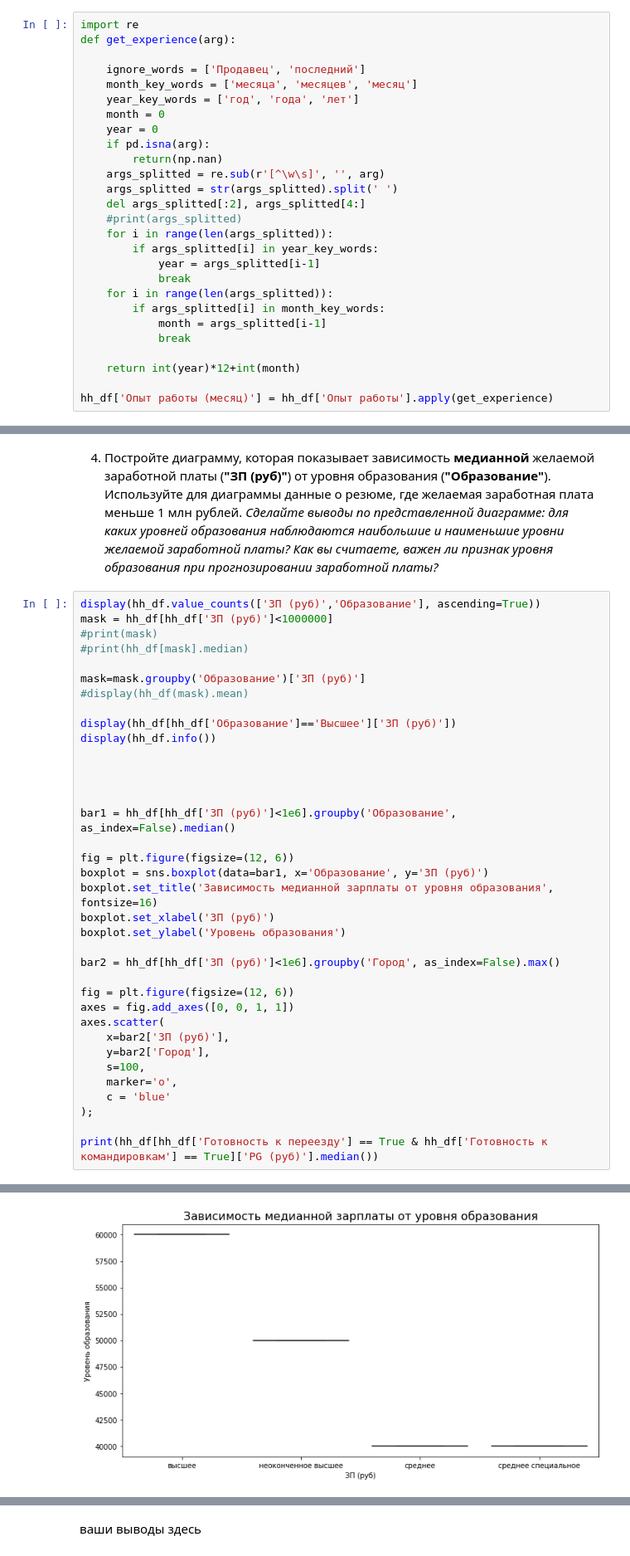
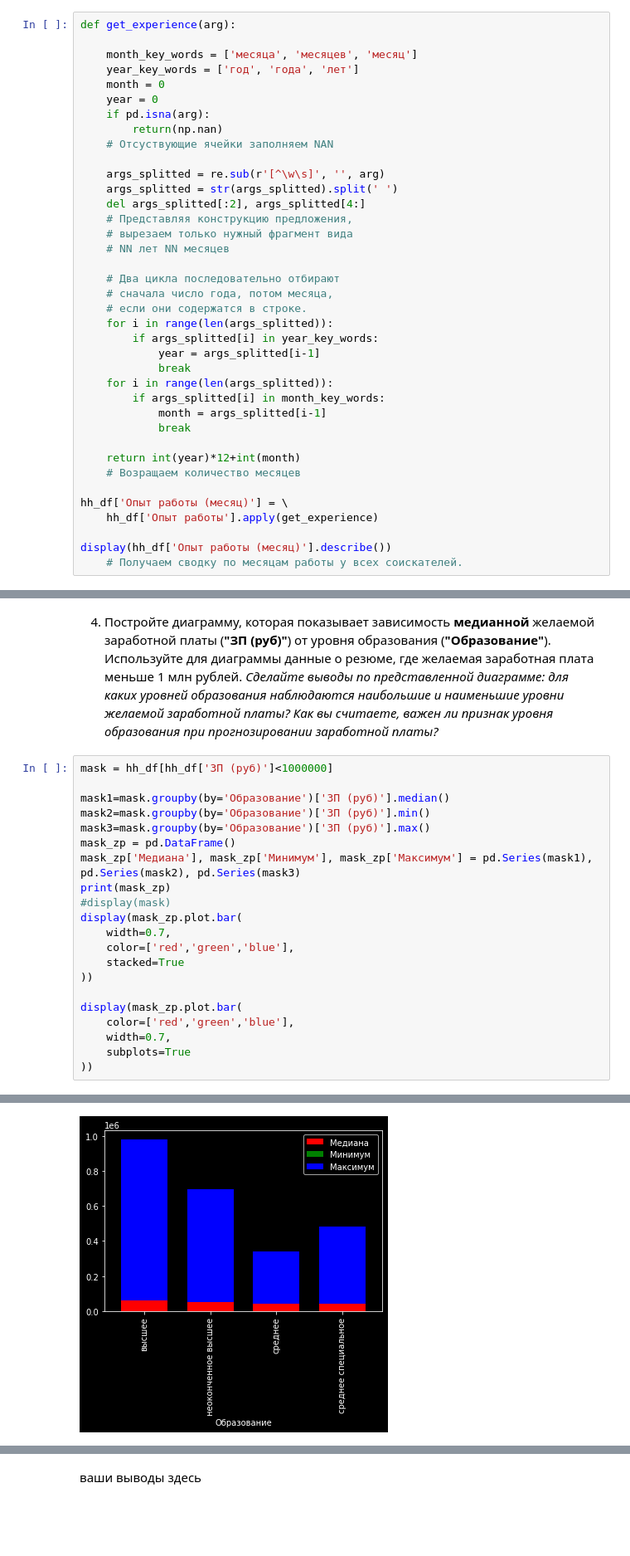
Before and after one commit to madskillskill/sf_data_science, a Jupyter notebook: PROJECT-1/Project_1.ipynb, the cells around one changed output, grey strips where cells are left out. Shown at 83% size. Drawn from its saved outputs; the diff is of its cells as text; blank space fills up the shorter version.

Commit message:
Образование плот

```diff
--- a/PROJECT-1/Project_1.ipynb
+++ b/PROJECT-1/Project_1.ipynb
@@ -215,20 +215,26 @@ hh_df.drop('Пол, возраст', axis=1,inplace=True)
 В результате преобразования у вас должен получиться столбец, содержащий информацию о том, сколько месяцев проработал соискатель.
 Выполните преобразование, ответьте на контрольные вопросы и удалите столбец **"Опыт работы"** из таблицы.
 # %%
-import re
 def get_experience(arg):
 
-    ignore_words = ['Продавец', 'последний']
     month_key_words = ['месяца', 'месяцев', 'месяц']
     year_key_words = ['год', 'года', 'лет']
     month = 0
     year = 0
     if pd.isna(arg):
         return(np.nan)
+    # Отсуствующие ячейки заполняем NAN
+
     args_splitted = re.sub(r'[^\w\s]', '', arg)
     args_splitted = str(args_splitted).split(' ')
     del args_splitted[:2], args_splitted[4:]
-    #print(args_splitted)
+    # Представляя конструкцию предложения,
+    # вырезаем только нужный фрагмент вида
+    # NN лет NN месяцев
+
+    # Два цикла последовательно отбирают
+    # сначала число года, потом месяца,
+    # если они содержатся в строке.
     for i in range(len(args_splitted)):
         if args_splitted[i] in year_key_words:
             year = args_splitted[i-1]
@@ -239,5 +245,10 @@ def get_experience(arg):
             break
 
     return int(year)*12+int(month)
+    # Возращаем количество месяцев
 
-hh_df['Опыт работы (месяц)'] = hh_df['Опыт работы'].apply(get_experience)
+hh_df['Опыт работы (месяц)'] = \
+    hh_df['Опыт работы'].apply(get_experience)
+
+display(hh_df['Опыт работы (месяц)'].describe())
+    # Получаем сводку по месяцам работы у всех соискателей.
@@ -574,39 +667,24 @@ Text(0.5, 0, 'Размер зароботной платы')
 4. Постройте диаграмму, которая показывает зависимость **медианной** желаемой заработной платы (**"ЗП (руб)"**) от уровня образования (**"Образование"**). Используйте для диаграммы данные о резюме, где желаемая заработная плата меньше 1 млн рублей.
 *Сделайте выводы по представленной диаграмме: для каких уровней образования наблюдаются наибольшие и наименьшие уровни желаемой заработной платы? Как вы считаете, важен ли признак уровня образования при прогнозировании заработной платы?*
 # %%
-display(hh_df.value_counts(['ЗП (руб)','Образование'], ascending=True))
 mask = hh_df[hh_df['ЗП (руб)']<1000000]
-#print(mask)
-#print(hh_df[mask].median)
 
-mask=mask.groupby('Образование')['ЗП (руб)']
-#display(hh_df(mask).mean)
+mask1=mask.groupby(by='Образование')['ЗП (руб)'].median()
+mask2=mask.groupby(by='Образование')['ЗП (руб)'].min()
+mask3=mask.groupby(by='Образование')['ЗП (руб)'].max()
+mask_zp = pd.DataFrame()
+mask_zp['Медиана'], mask_zp['Минимум'], mask_zp['Максимум'] = pd.Series(mask1), pd.Series(mask2), pd.Series(mask3)
+print(mask_zp)
+#display(mask)
+display(mask_zp.plot.bar(
+    width=0.7,
+    color=['red','green','blue'],
+    stacked=True
+))
 
-display(hh_df[hh_df['Образование']=='Высшее']['ЗП (руб)'])
-display(hh_df.info())
-
-
-
-
-bar1 = hh_df[hh_df['ЗП (руб)']<1e6].groupby('Образование', as_index=False).median()
-
-fig = plt.figure(figsize=(12, 6))
-boxplot = sns.boxplot(data=bar1, x='Образование', y='ЗП (руб)')
-boxplot.set_title('Зависимость медианной зарплаты от уровня образования', fontsize=16)
-boxplot.set_xlabel('ЗП (руб)')
-boxplot.set_ylabel('Уровень образования')
-
-bar2 = hh_df[hh_df['ЗП (руб)']<1e6].groupby('Город', as_index=False).max()
-
-fig = plt.figure(figsize=(12, 6))
-axes = fig.add_axes([0, 0, 1, 1])
-axes.scatter(
-    x=bar2['ЗП (руб)'],
-    y=bar2['Город'],
-    s=100,
-    marker='o',
-    c = 'blue'
-);
-
-print(hh_df[hh_df['Готовность к переезду'] == True & hh_df['Готовность к командировкам'] == True]['PG (руб)'].median())
+display(mask_zp.plot.bar(
+    color=['red','green','blue'],
+    width=0.7,
+    subplots=True
+))
 # %% [output]
@@ -646 +702 @@ ValueError: The truth value of a Series is ambiguous. Use a.empty, a.bool(), a.i
-[figure, old version]
+[figure, new version]
```
Also changed, not shown: parts of 18 cells of this notebook.
